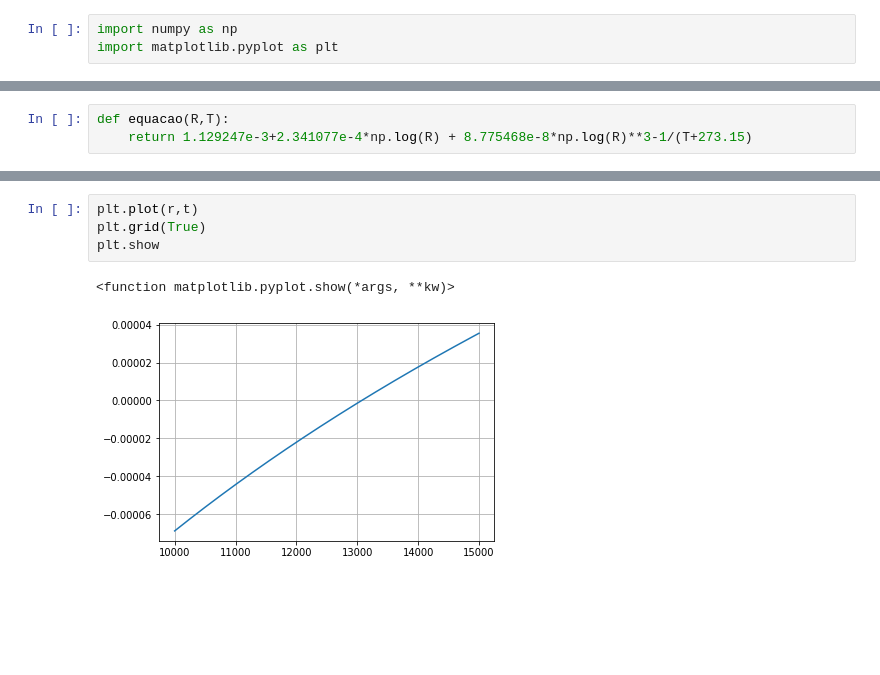
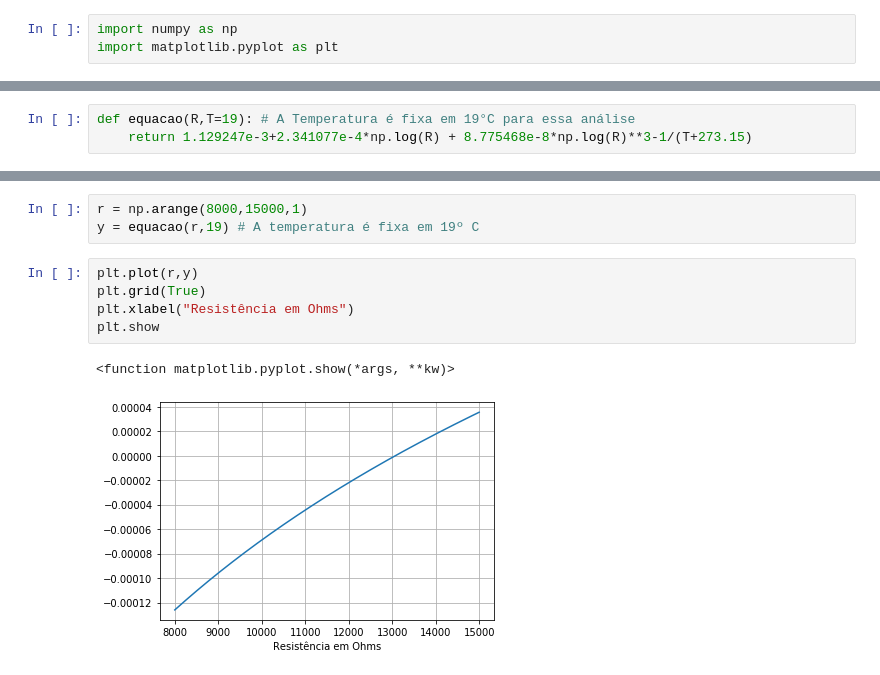
Before and after one commit to lacouth/metodos_numericos, a Jupyter notebook: raizes/Raízes Projeto.ipynb, the cells around one changed output, grey strips where cells are left out. Saved outputs shown, nothing was run; the diff lists cells and outputs as text; blank space fills up the shorter version.

```diff
--- a/raizes/Raízes Projeto.ipynb
+++ b/raizes/Raízes Projeto.ipynb
@@ -14,3 +26,3 @@ import matplotlib.pyplot as plt
 # %%
-def equacao(R,T):
+def equacao(R,T=19): # A Temperatura é fixa em 19°C para essa análise
     return 1.129247e-3+2.341077e-4*np.log(R) + 8.775468e-8*np.log(R)**3-1/(T+273.15)
@@ -27,7 +35,11 @@ len(x)
+# %%
+r = np.arange(8000,15000,1)
+y = equacao(r,19) # A temperatura é fixa em 19º C
 # %%
-plt.plot(r,t)
+plt.plot(r,y)
 plt.grid(True)
+plt.xlabel("Resistência em Ohms")
 plt.show
 # %% [output]
 <function matplotlib.pyplot.show(*args, **kw)>
-[figure, old version]
+[figure, new version]
```
Also changed, not shown: parts of 25 cells of this notebook, 2 other files.
